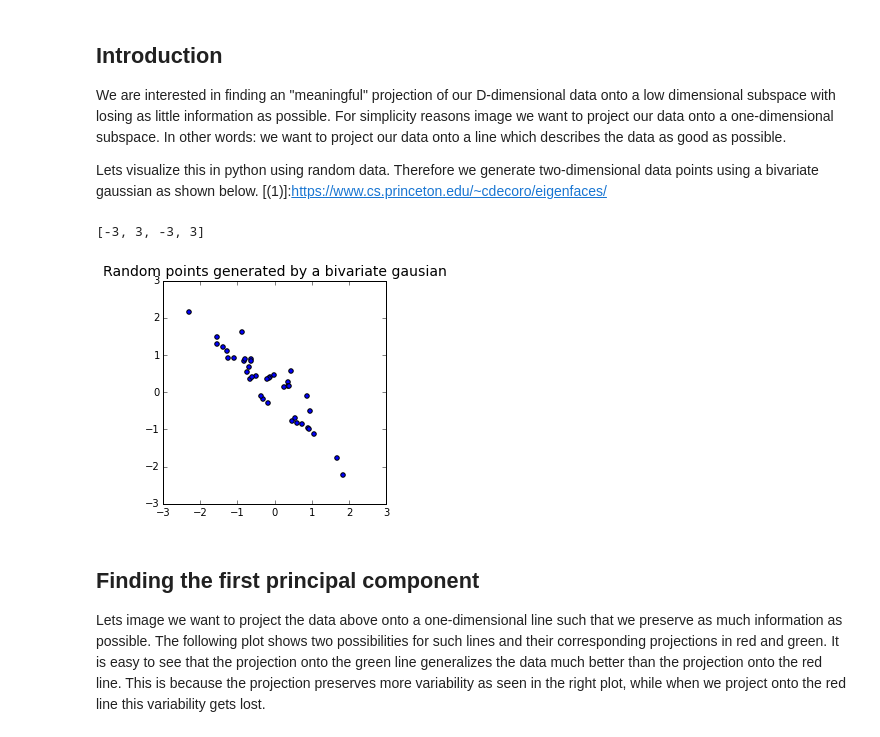
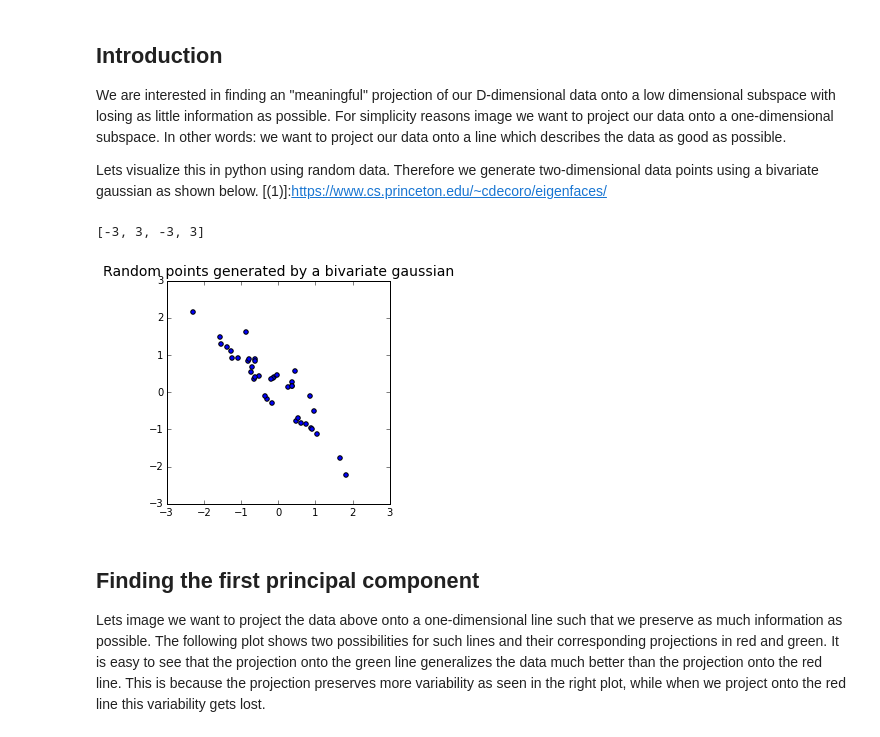
Before and after one commit to Jimmy-INL/notebooks-1, a Jupyter notebook: Eigenfaces.ipynb, the cells around one changed output. Drawn from its saved outputs; the diff is of its cells as text; code cells hidden in the pictures.

```diff
--- a/Eigenfaces.ipynb
+++ b/Eigenfaces.ipynb
@@ -13,28 +13,28 @@ Lets visualize this in python using random data. Therefore we generate two-dimen
 # %%
 import numpy as np
 import matplotlib.pyplot as plt
 %matplotlib inline
 from numpy import linalg as LA
 import os,sys
 from PIL import Image
 
 # define mean vector and variance-covariance matrix for
-# the bivariate gausian
+# the bivariate gaussian
 mu = np.array([0,0])
 sigma = np.array([[1.0,-0.95],[-0.95,1.0]])
 
 # draw 40 random samples from the distribution specified above
 np.random.seed(76778)
 data = np.random.multivariate_normal(mu, sigma, 40)
 
 # plot the result in a scatter plot
 plt.scatter(data[:,0],data[:,1])
 plt.gca().set_aspect('equal', adjustable='box')
-plt.title("Random points generated by a bivariate gausian", size=14)
+plt.title("Random points generated by a bivariate gaussian", size=14)
 plt.axis([-3,3,-3,3])
 # %% [output]
 [-3, 3, -3, 3]
-[figure, old version]
+[figure, new version]
 # %% [markdown]
 ## Finding the first principal component
 Lets image we want to project the data above onto a one-dimensional line such that we preserve as much information as possible. The following plot shows two possibilities for such lines and their corresponding projections in red and green. It is easy to see that the projection onto the green line generalizes the data much better than the projection onto the red line. This is because the projection preserves more variability as seen in the right plot, while when we project onto the red line this variability gets lost.
```
Also changed, not shown: parts of 1 cell of this notebook.
